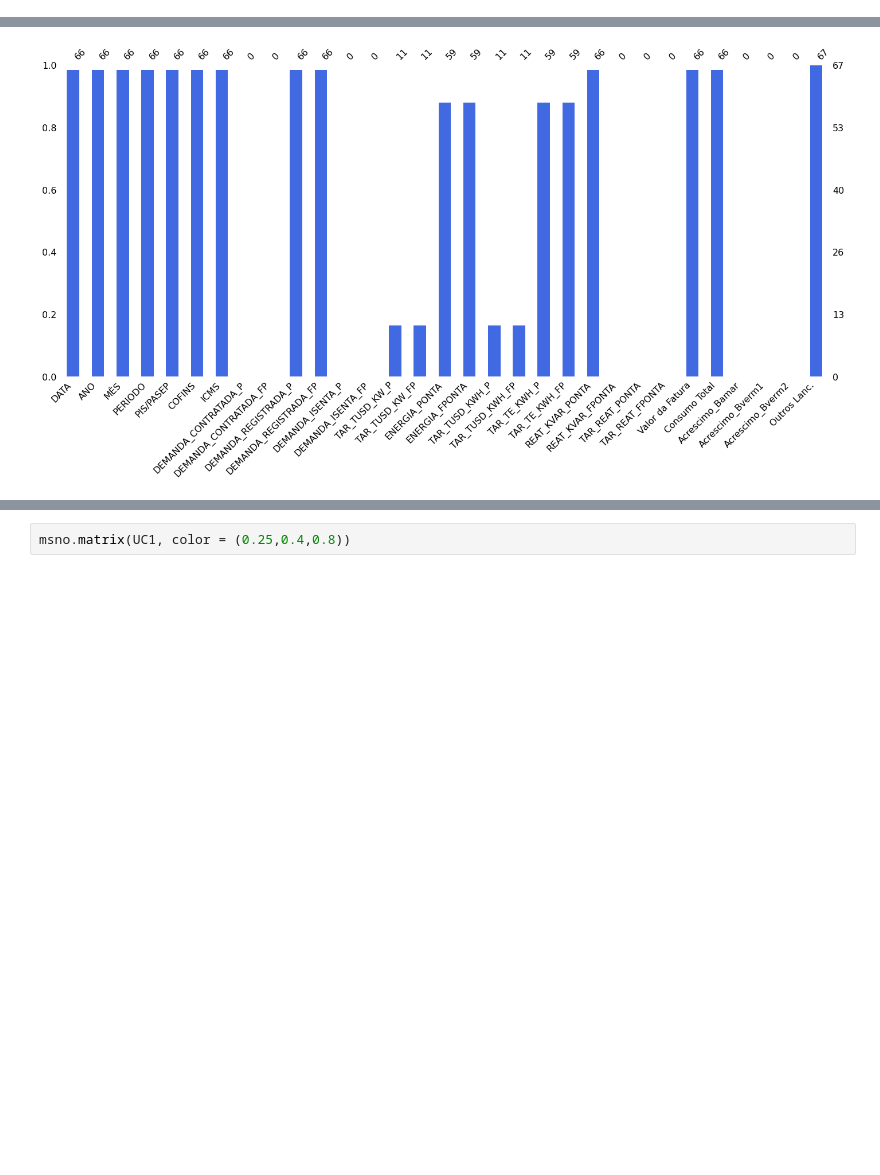
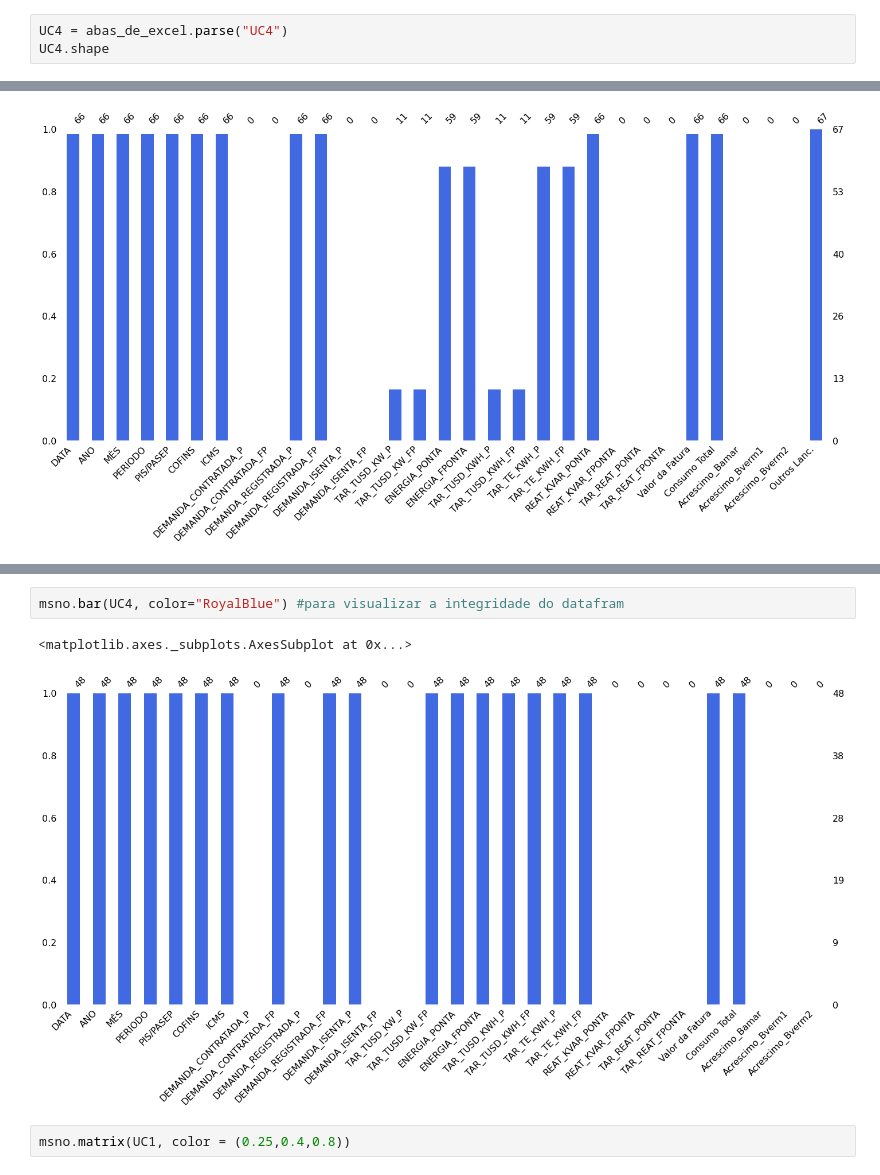
Before and after one commit to AriasgL/IT304S_UFSCAR, a Jupyter notebook: IT304S_UFSCAR_Grupo_3.ipynb, the cells around one changed output, grey strips where cells are left out. Saved outputs shown, nothing was run; the diff lists cells and outputs as text; blank space fills up the shorter version.

```diff
--- a/IT304S_UFSCAR_Grupo_3.ipynb
+++ b/IT304S_UFSCAR_Grupo_3.ipynb
@@ -50,0 +85,3 @@ UC3.shape
+# %%
+UC4 = abas_de_excel.parse("UC4")
+UC4.shape
@@ -156,3 +251,8 @@ msno.bar(UC3, color="RoyalBlue") #para visualizar a integridade do datafram
+# %%
+msno.bar(UC4, color="RoyalBlue") #para visualizar a integridade do datafram
+# %% [output]
+<matplotlib.axes._subplots.AxesSubplot at 0x...>
+[figure, added]
 # %%
 msno.matrix(UC1, color = (0.25,0.4,0.8))
 # %% [output]
```
Also changed, not shown: parts of 33 cells of this notebook.
